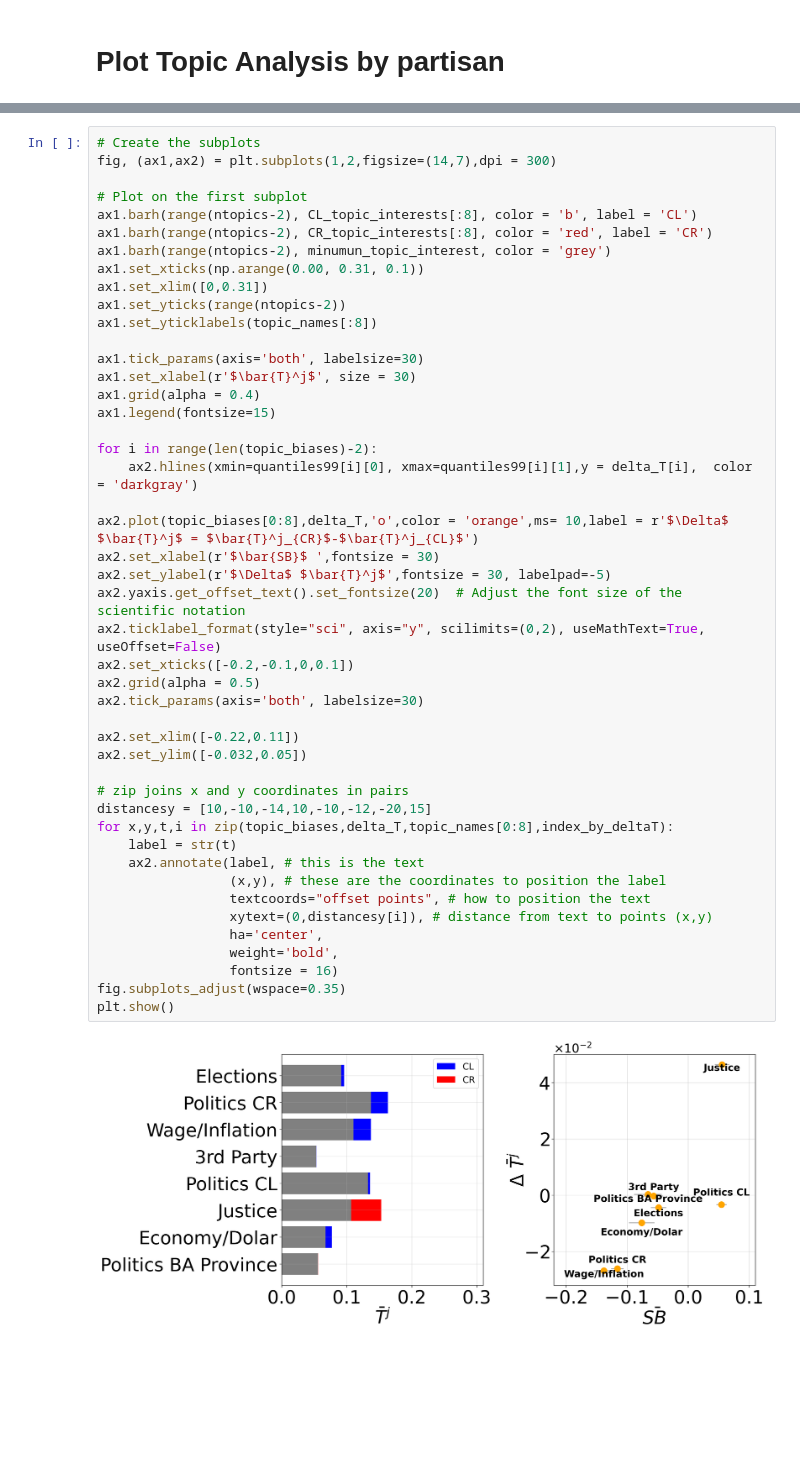
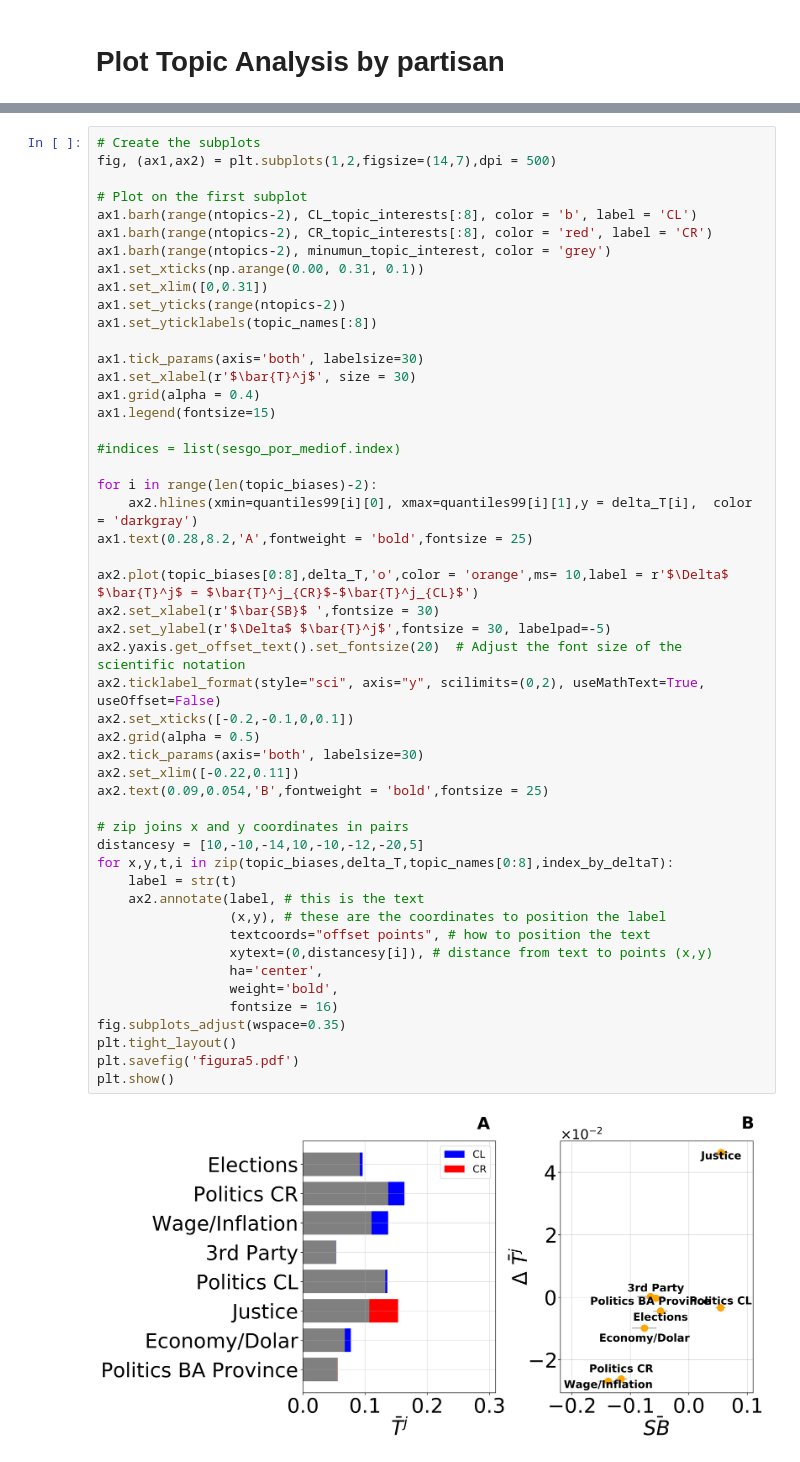
Before and after one commit to spinto88/SocialMediaBiasAndPolarization, a Jupyter notebook: TopicAnalysisByPartisans.ipynb, the cells around one changed output, grey strips where cells are left out. Drawn from its saved outputs; the diff is of its cells as text; blank space fills up the shorter version.

```diff
--- a/TopicAnalysisByPartisans.ipynb
+++ b/TopicAnalysisByPartisans.ipynb
@@ -76,6 +80,6 @@ for topic in range(ntopics-2):
 # %%
 # Create the subplots
-fig, (ax1,ax2) = plt.subplots(1,2,figsize=(14,7),dpi = 300)
+fig, (ax1,ax2) = plt.subplots(1,2,figsize=(14,7),dpi = 500)
 
 # Plot on the first subplot
 ax1.barh(range(ntopics-2), CL_topic_interests[:8], color = 'b', label = 'CL')
@@ -90,35 +94,39 @@ ax1.tick_params(axis='both', labelsize=30)
 ax1.set_xlabel(r'$\bar{T}^j$', size = 30)
 ax1.grid(alpha = 0.4)
 ax1.legend(fontsize=15)
 
+#indices = list(sesgo_por_mediof.index)
+
 for i in range(len(topic_biases)-2):
     ax2.hlines(xmin=quantiles99[i][0], xmax=quantiles99[i][1],y = delta_T[i],  color = 'darkgray')
+ax1.text(0.28,8.2,'A',fontweight = 'bold',fontsize = 25)
 
 ax2.plot(topic_biases[0:8],delta_T,'o',color = 'orange',ms= 10,label = r'$\Delta$ $\bar{T}^j$ = $\bar{T}^j_{CR}$-$\bar{T}^j_{CL}$')
 ax2.set_xlabel(r'$\bar{SB}$ ',fontsize = 30)
 ax2.set_ylabel(r'$\Delta$ $\bar{T}^j$',fontsize = 30, labelpad=-5)
 ax2.yaxis.get_offset_text().set_fontsize(20)  # Adjust the font size of the scientific notation
 ax2.ticklabel_format(style="sci", axis="y", scilimits=(0,2), useMathText=True, useOffset=False)
 ax2.set_xticks([-0.2,-0.1,0,0.1])
 ax2.grid(alpha = 0.5)
 ax2.tick_params(axis='both', labelsize=30)
-
 ax2.set_xlim([-0.22,0.11])
-ax2.set_ylim([-0.032,0.05])
+ax2.text(0.09,0.054,'B',fontweight = 'bold',fontsize = 25)
 
 # zip joins x and y coordinates in pairs
-distancesy = [10,-10,-14,10,-10,-12,-20,15]
+distancesy = [10,-10,-14,10,-10,-12,-20,5]
 for x,y,t,i in zip(topic_biases,delta_T,topic_names[0:8],index_by_deltaT):
     label = str(t)
     ax2.annotate(label, # this is the text
                  (x,y), # these are the coordinates to position the label
                  textcoords="offset points", # how to position the text
                  xytext=(0,distancesy[i]), # distance from text to points (x,y)
                  ha='center',
                  weight='bold',
                  fontsize = 16)
 fig.subplots_adjust(wspace=0.35)
+plt.tight_layout()
+plt.savefig('figura5.pdf')
 plt.show()
 # %% [output]
-[figure, old version]
+[figure, new version]
 # %%
```
Also changed, not shown: parts of 2 cells of this notebook.
